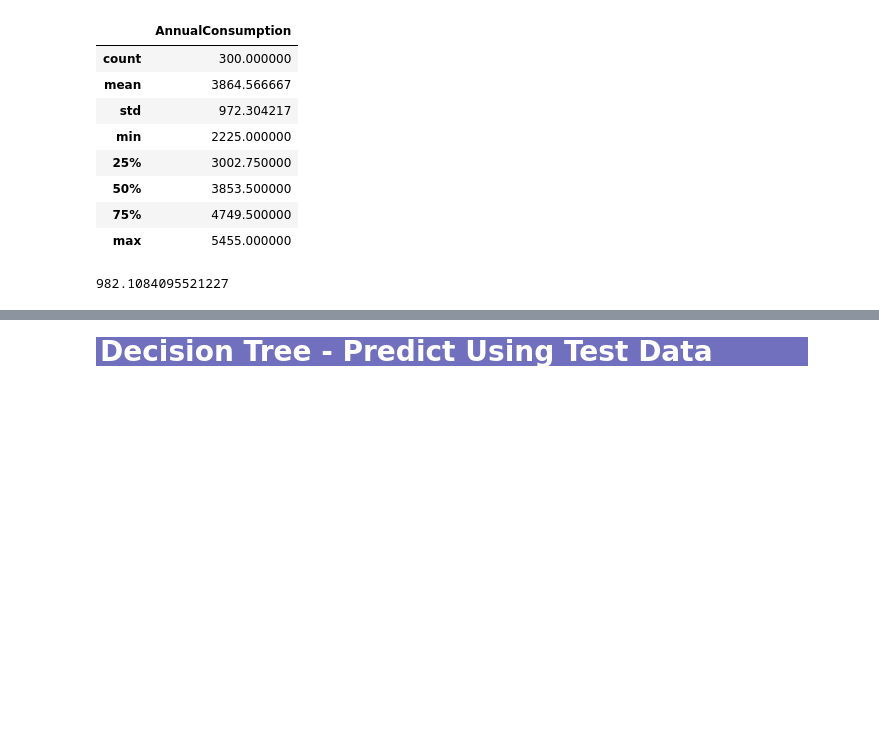
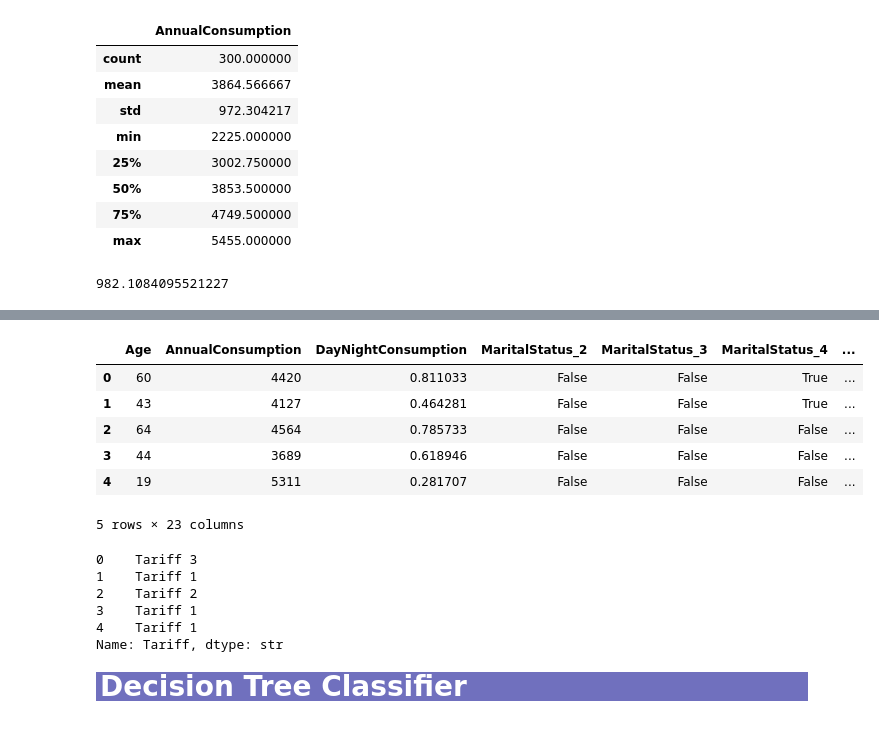
Before and after one commit to storera17/ml_projects, a Jupyter notebook: Python/big_data_portfolio/predicting_tariff.ipynb, the cells around one changed output, grey strips where cells are left out. Saved outputs shown, nothing was run; the diff lists cells and outputs as text; code cells hidden in the pictures; blank space fills up the shorter version.

Commit message:
finished electricity tariff predicting

```diff
--- a/Python/big_data_portfolio/predicting_tariff.ipynb
+++ b/Python/big_data_portfolio/predicting_tariff.ipynb
@@ -188,0 +234,39 @@ print(RMSE)
+# %%
+# Convert categorical variables before creating dummy variables
+categorical_columns = [
+    "MaritalStatus",
+    "IncomeLevel",
+    "DwellingArea",
+    "ShiftableLoad",
+    "AttitudeSustainability",
+    "HasChildren",
+    "SolarRoof",
+    "RiskAttitude"
+]
+
+for column in categorical_columns:
+    X[column] = X[column].astype("category")
+
+X = pd.get_dummies(X, columns=categorical_columns, drop_first=True)
+
+X.head()
+# %% [output]
+|  | Age | AnnualConsumption | DayNightConsumption | MaritalStatus_2 | MaritalStatus_3 | MaritalStatus_4 | ... |
+| 0 | 60 | 4420 | 0.811033 | False | False | True | ... |
+| 1 | 43 | 4127 | 0.464281 | False | False | True | ... |
+| 2 | 64 | 4564 | 0.785733 | False | False | False | ... |
+| 3 | 44 | 3689 | 0.618946 | False | False | False | ... |
+| 4 | 19 | 5311 | 0.281707 | False | False | False | ... |
+5 rows × 23 columns
+# %%
+# select target
+y = df["Tariff"]
+
+y.head()
+# %% [output]
+0    Tariff 3
+1    Tariff 1
+2    Tariff 2
+3    Tariff 1
+4    Tariff 1
+Name: Tariff, dtype: str
@@ -189,6 +276,6 @@ print(RMSE)
 # %% [markdown]
 <div style="color:white;display:fill;
             background-color:#2a2a9fab;font-size:200%;">
-    <p style="padding: 4px;color:white;"><b>Decision Tree - Predict Using Test Data</b></p>
+    <p style="padding: 4px;color:white;"><b>Decision Tree Classifier</b></p>
 </div>
 # %%
```
Also changed, not shown: parts of 48 cells of this notebook.
